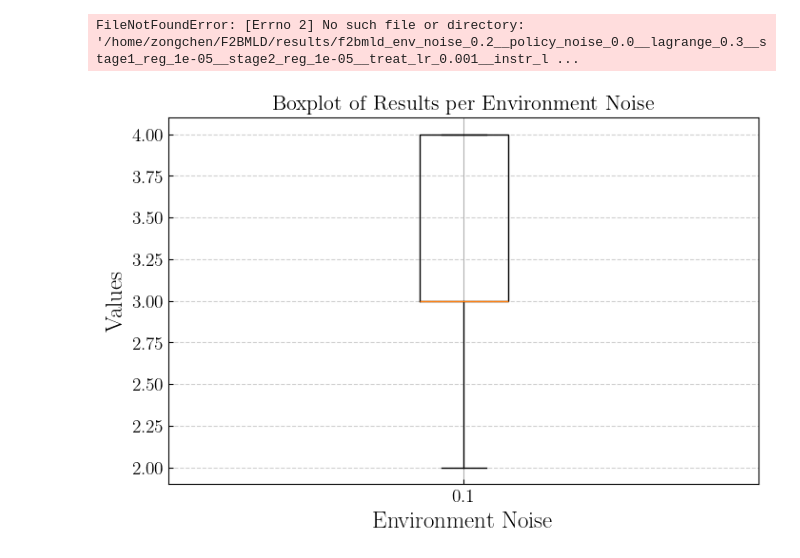
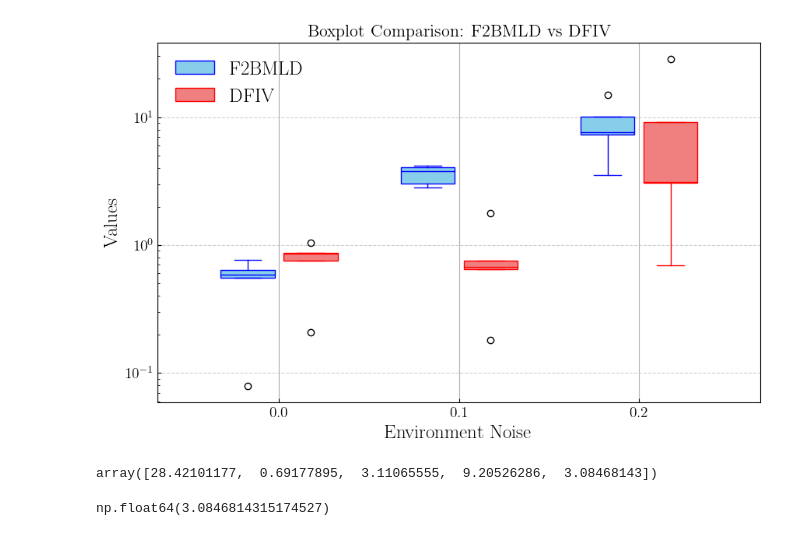
Before and after one commit to hudsonchen/F2BMLD, a Jupyter notebook: plotting_notebooks/plotting.ipynb, the cells around one changed output. Drawn from its saved outputs; the diff is of its cells as text; code cells hidden in the pictures.

```diff
--- a/plotting_notebooks/plotting.ipynb
+++ b/plotting_notebooks/plotting.ipynb
@@ -42,8 +42,8 @@ env_spec = {
         "act_space": env.action_space,
     }
 
-value_layer_sizes = "50"
-instrumental_layer_sizes= "50"
+value_layer_sizes = "50, 50"
+instrumental_layer_sizes= "50, 50"
 device = torch.device("cuda" if torch.cuda.is_available() else "cpu")
 
 value_func, instrumental_feature = dfiv.bsuite_network.make_value_func_bsuite(
@@ -139,7 +139,7 @@ policy_noise_list = [0.0]
 reg = "1e-05"
 lag = 0.3
 
-f2bmld_dict = {env_noise: np.array([0] * len(seed_list)) for env_noise in env_noise_list}
+f2bmld_dict = {env_noise: np.array([0.] * len(seed_list)) for env_noise in env_noise_list}
 
 
 for env_noise in env_noise_list:
@@ -166,5 +166,3 @@ for env_noise in env_noise_list:
             # print(estimate_value)
 
             f2bmld_dict[env_noise][seed] = np.abs(estimate_value - truth_value)
-# %% [output]
-FileNotFoundError: [Errno 2] No such file or directory: '/home/zongchen/F2BMLD/results/f2bmld_env_noise_0.2__policy_noise_0.0__lagrange_0.3__stage1_reg_1e-05__stage2_reg_1e-05__treat_lr_0.001__instr_l ...
@@ -171,17 +203,51 @@ FileNotFoundError: [Errno 2] No such file or directory: '/home/zongchen/F2BMLD/r
 # %%
 import matplotlib.pyplot as plt
+import numpy as np
 
-# Collect data and labels
-data = [values for values in f2bmld_dict.values()]
+# Prepare data
 labels = list(f2bmld_dict.keys())
+data_f2bmld = [f2bmld_dict[key] for key in labels]
+data_dfiv = [dfiv_dict[key] for key in labels]
 
-# Make boxplot
-plt.figure(figsize=(8, 5))
-plt.boxplot(data, labels=labels)
+# Positions for boxplots
+x = np.arange(len(labels))
+width = 0.35
+
+plt.figure(figsize=(10, 6))
+
+# Boxplots side-by-side
+bp1 = plt.boxplot(data_f2bmld, positions=x - width/2, widths=0.3, patch_artist=True,
+                  boxprops=dict(facecolor="skyblue", color="blue"),
+                  medianprops=dict(color="blue"),
+                  whiskerprops=dict(color="blue"),
+                  capprops=dict(color="blue"))
+
+bp2 = plt.boxplot(data_dfiv, positions=x + width/2, widths=0.3, patch_artist=True,
+                  boxprops=dict(facecolor="lightcoral", color="red"),
+                  medianprops=dict(color="red"),
+                  whiskerprops=dict(color="red"),
+                  capprops=dict(color="red"))
+
+# X-axis labels
+plt.xticks(x, labels)
+
 plt.xlabel("Environment Noise")
 plt.ylabel("Values")
-plt.title("Boxplot of Results per Environment Noise")
+plt.yscale("log")
+plt.title("Boxplot Comparison: F2BMLD vs DFIV")
 plt.grid(True, axis="y", linestyle="--", alpha=0.6)
+
+# Add legend
+plt.legend([bp1["boxes"][0], bp2["boxes"][0]], ["F2BMLD", "DFIV"], loc="upper left")
+
 plt.show()
 # %% [output]
-[figure, old version]
+[figure, new version]
+# %%
+dfiv_dict[env_noise]
+# %% [output]
+array([28.42101177,  0.69177895,  3.11065555,  9.20526286,  3.08468143])
+# %%
+np.abs(estimate_value - truth_value)
+# %% [output]
+np.float64(3.0846814315174527)
```
Also changed, not shown: parts of 1 cell of this notebook, 3 other files.
